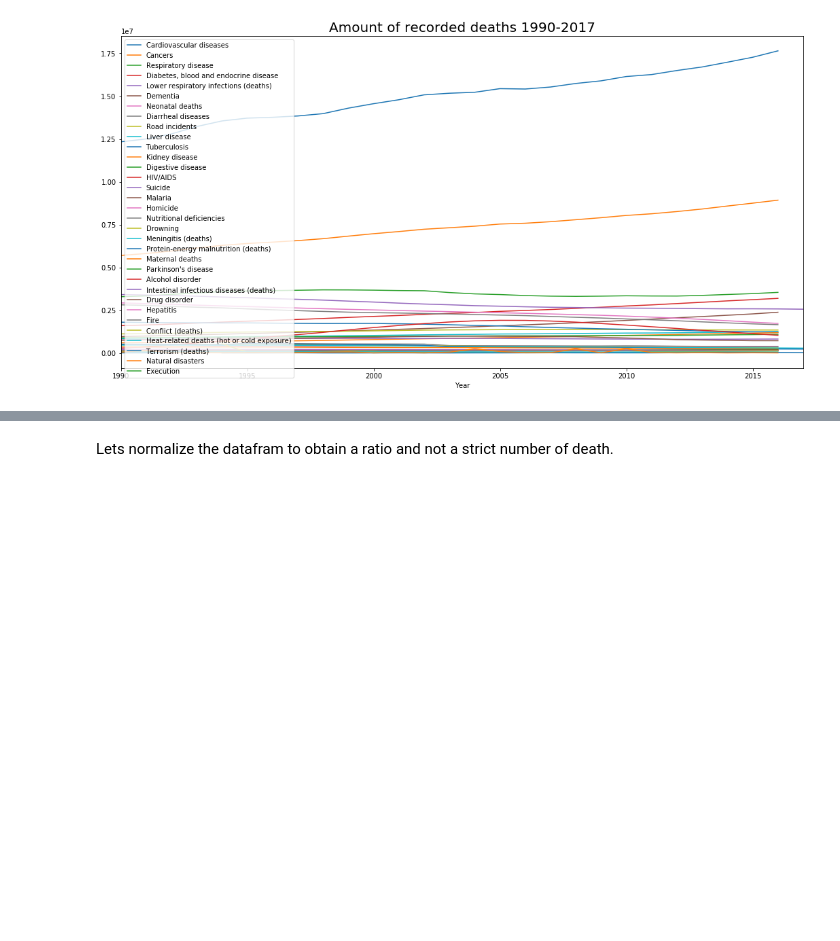
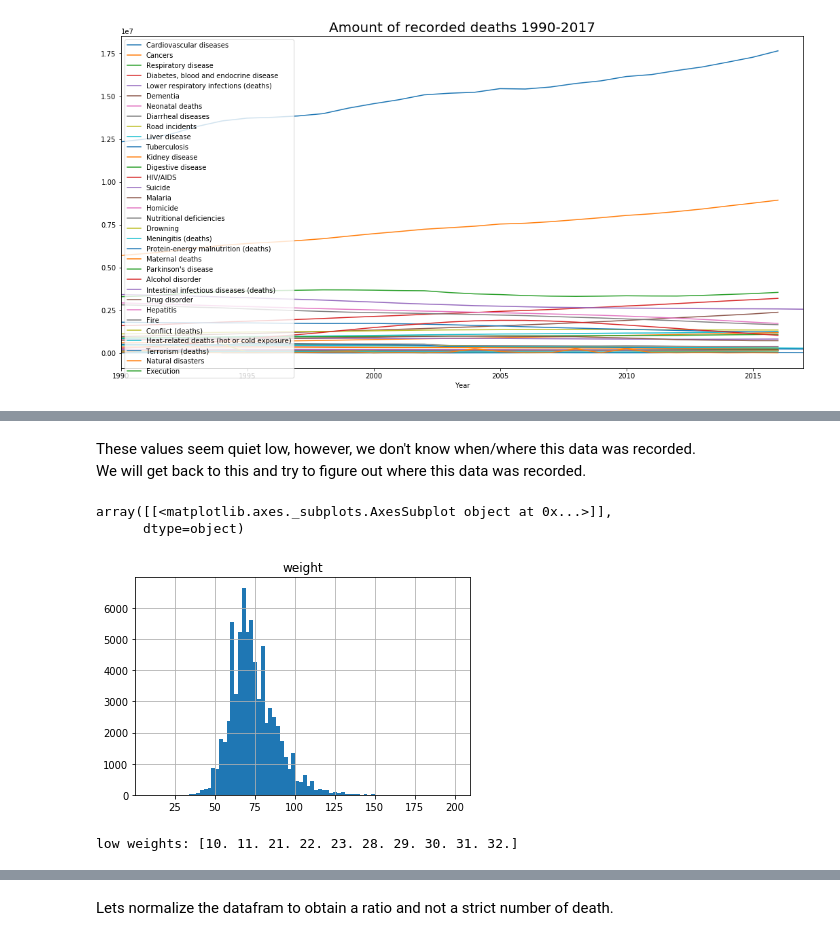
Before and after one commit to itsyaboii1337/Data_Science_Alliance, a Jupyter notebook: Analysing_Medical_Data.ipynb, the cells around one changed output, grey strips where cells are left out. Cells and saved outputs as stored; diff of their text form; code cells hidden in the pictures; blank space fills up the shorter version.

```diff
--- a/Analysing_Medical_Data.ipynb
+++ b/Analysing_Medical_Data.ipynb
@@ -119,0 +134,4 @@ Cancer is the leading cause of death in 4.04% of the listed countries.
+# %%
+# The distribution does seem to be sharply peaked around the realistic value. Let's remove the unrealistic outliers
+realistic = df[df['height']>120]
+realistic = realistic[realistic['height']<210]
@@ -119,0 +151,15 @@ Cancer is the leading cause of death in 4.04% of the listed countries.
+# %% [markdown]
+These values seem quiet low, however, we don't know when/where this data was recorded. <br>
+We will get back to this and try to figure out where this data was recorded.
+# %%
+# There are also some unrealistic low weight values (expressed in kg)
+hist = realistic.hist(bins=80, column="weight")
+hist
+# %% [output]
+array([[<matplotlib.axes._subplots.AxesSubplot object at 0x...>]],
+      dtype=object)
+[figure, added]
+# %%
+print('low weights: '+str(np.sort(realistic['weight'].unique())[:10]))
+# %% [output]
+low weights: [10. 11. 21. 22. 23. 28. 29. 30. 31. 32.]
```
Also changed, not shown: parts of 81 cells of this notebook.
